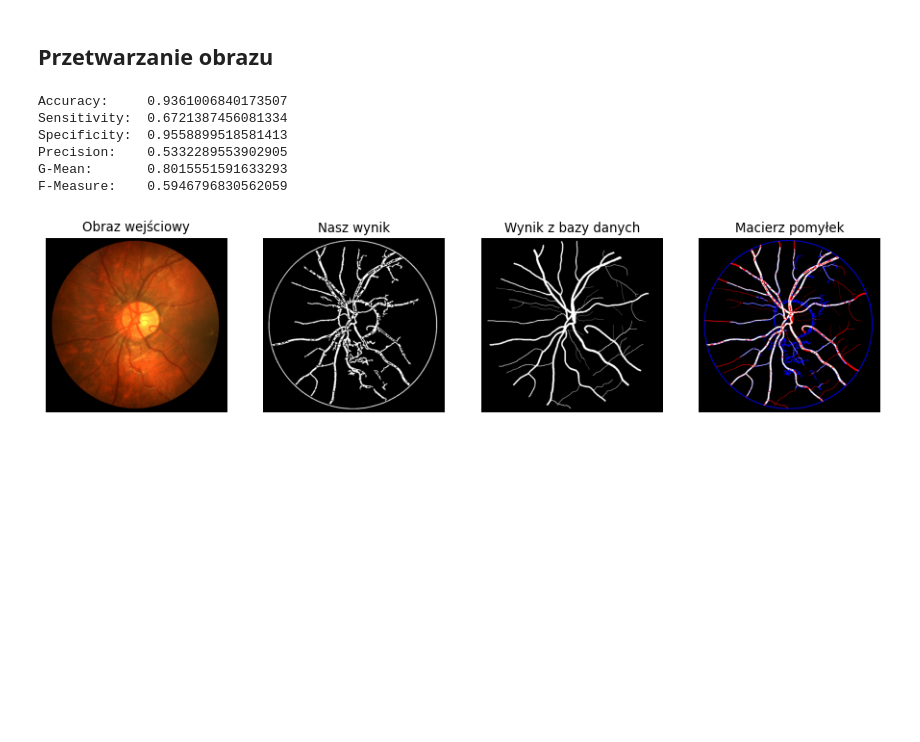
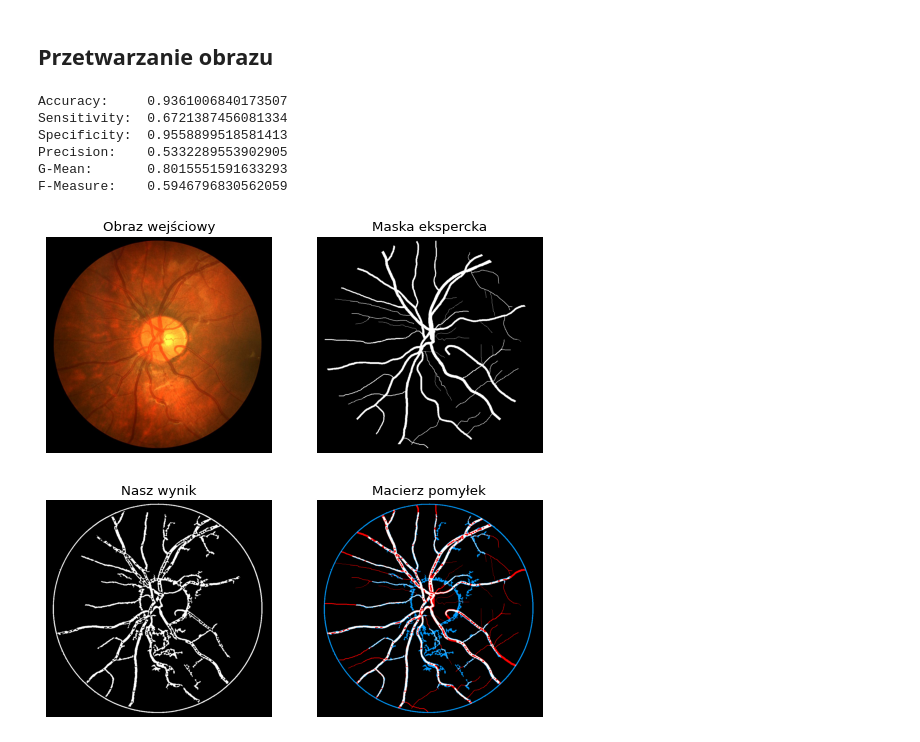
Before and after one commit to zuznnjus/Fundus-examination, a Jupyter notebook: fundus_examination.ipynb, the cells around one changed output. Cells and saved outputs as stored; diff of their text form; code cells hidden in the pictures; blank space fills up the shorter version.

```diff
--- a/fundus_examination.ipynb
+++ b/fundus_examination.ipynb
@@ -24,7 +24,7 @@ def createConfusionMatrix(processed_image, result_image):
                 confusion_matrix_image[i][j] = (255, 0, 0)
             elif processed_image[i][j] == 255 and result_image[i][j] == 0:
                 FP += 1
-                confusion_matrix_image[i][j] = (0, 0, 255)
+                confusion_matrix_image[i][j] = (0, 155, 255)
             else:
                 TP += 1
                 confusion_matrix_image[i][j] = (255, 255, 255)
@@ -130,8 +130,8 @@ class ImageBuilder:
 # %%
 def main():
     directory_prefix = 'CHASEDB1/'
-    images = ['Image_01L.jpg', 'Image_01R.jpg']
-    results = ['Image_01L_1stHO.png', 'Image_01L_2ndHO.png', 'Image_01R_1stHO.png', 'Image_01R_2ndHO.png',]
+    images = ['Image_01L.jpg', 'Image_03R.jpg', 'Image_04L.jpg', 'Image_08R.jpg', 'Image_06L.jpg']
+    results = ['Image_01L_1stHO.png', 'Image_03R_1stHO.png', 'Image_04L_1stHO.png', 'Image_08R_1stHO.png', 'Image_06L_1stHO.png']
 
     input_image = ImageBuilder()\
                     .loadImage(directory_prefix + images[0])\
@@ -155,40 +155,42 @@ def main():
                         .toGray()\
                         .build()
 
     confusion_matrix_image = displayStatisticalAnalysis(processed_image, result_image)
     displayImages(input_image, processed_image, result_image, confusion_matrix_image)
 
 
 def displayImages(inputImage, processedImage, result, confusion_matrix_image):
-    fig = plt.figure(figsize=(14, 4), dpi=80)
+    fig = plt.figure(figsize=(8, 8), dpi=80)
 
-    ax = fig.add_subplot(141)
+    ax = fig.add_subplot(221)
     ax.set_title('Obraz wejściowy')
     ax.imshow(inputImage, cmap = 'gray')
     ax.axis('off')
 
-    ax = fig.add_subplot(142)
+    ax = fig.add_subplot(222)
+    ax.set_title('Maska ekspercka')
+    ax.imshow(result, cmap = 'gray')
+    ax.axis('off')
+
+    ax = fig.add_subplot(223)
     ax.set_title('Nasz wynik')
     ax.imshow(processedImage, cmap = 'gray')
     ax.axis('off')
 
-    ax = fig.add_subplot(143)
-    ax.set_title('Wynik z bazy danych')
-    ax.imshow(result, cmap = 'gray')
-    ax.axis('off')
-
-    ax = fig.add_subplot(144)
+    ax = fig.add_subplot(224)
     ax.set_title('Macierz pomyłek')
     ax.imshow(confusion_matrix_image, cmap = 'gray')
     ax.axis('off')
 
+    plt.savefig('output1.png')
+
 if __name__ == '__main__':
     main()
 # %% [output]
 Accuracy:     0.9361006840173507
 Sensitivity:  0.6721387456081334
 Specificity:  0.9558899518581413
 Precision:    0.5332289553902905
 G-Mean:       0.8015551591633293
 F-Measure:    0.5946796830562059
-[figure, old version]
+[figure, new version]
```
